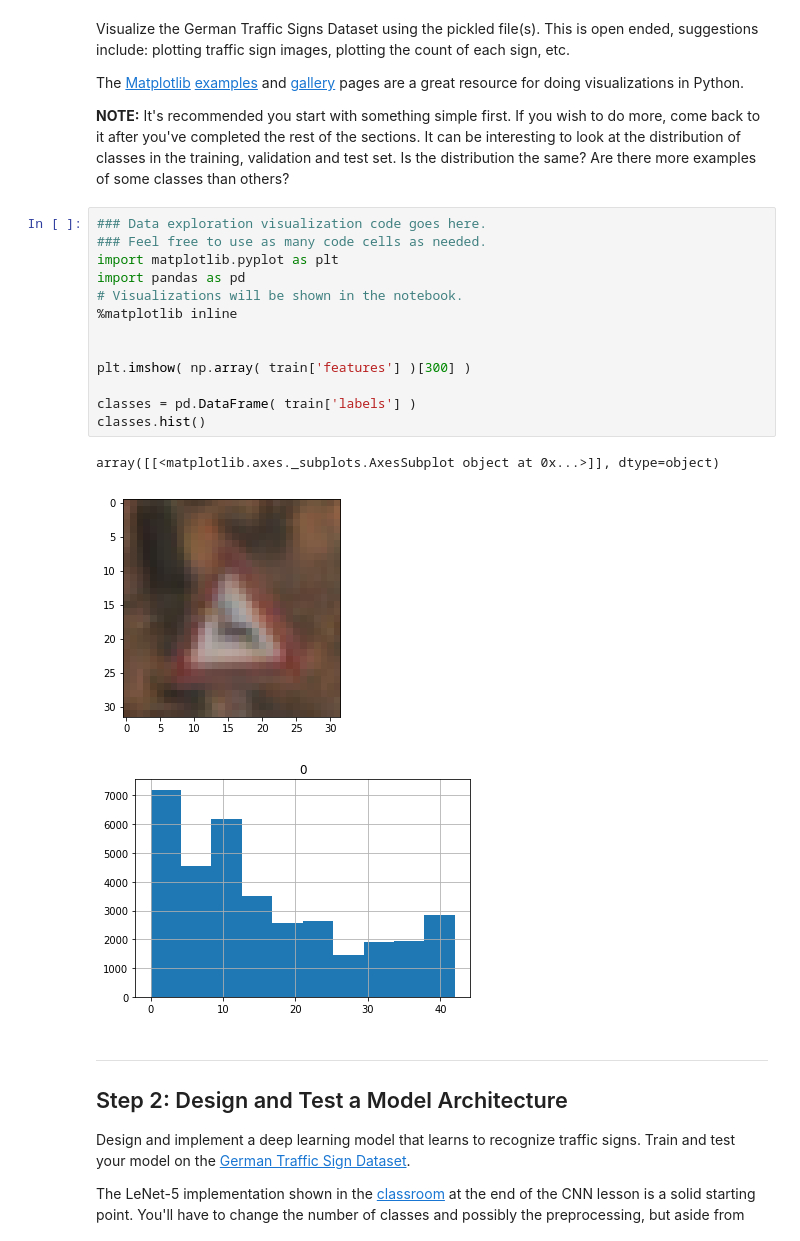
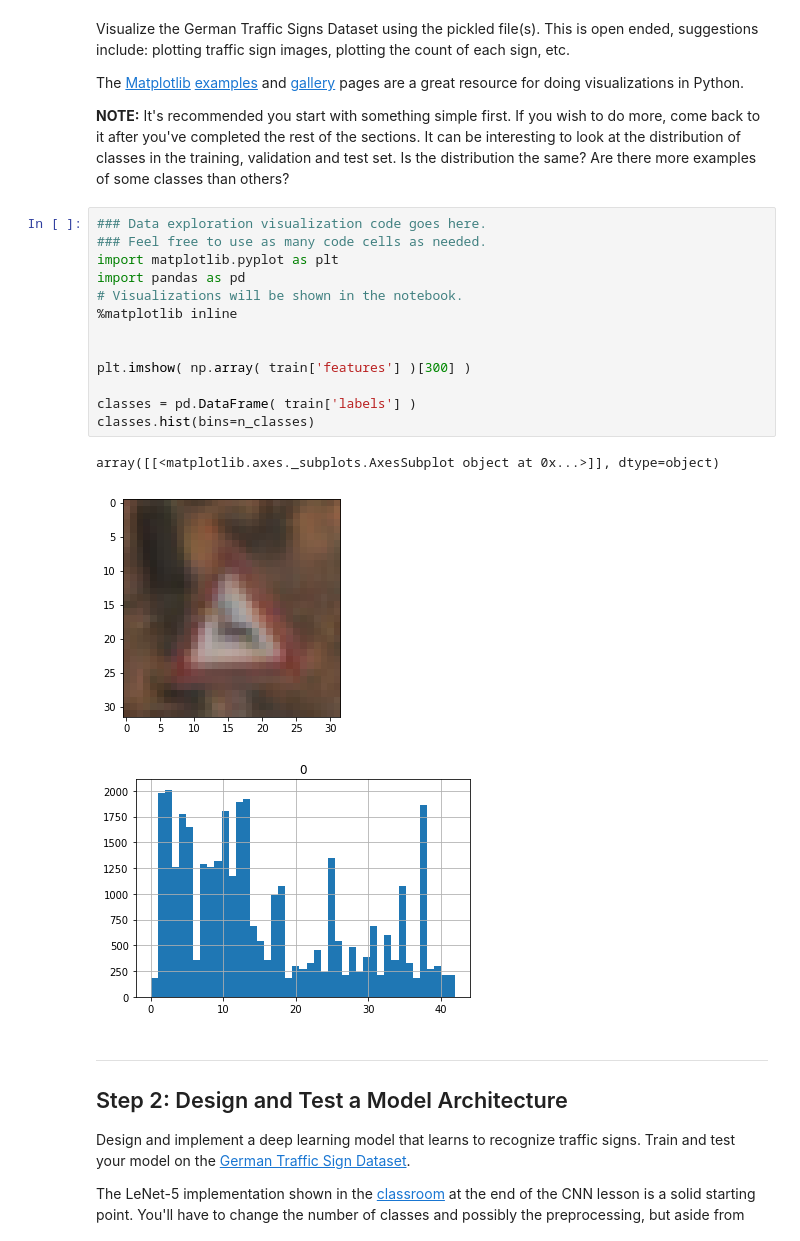
Before and after one commit to dennisjay/CarND-Traffic-Sign-Classifier-Project, a Jupyter notebook: Traffic_Sign_Classifier.ipynb, the cells around one changed output. Drawn from its saved outputs; the diff is of its cells as text.

```diff
--- a/Traffic_Sign_Classifier.ipynb
+++ b/Traffic_Sign_Classifier.ipynb
@@ -113,20 +113,20 @@ The [Matplotlib](http://matplotlib.org/) [examples](http://matplotlib.org/exampl
 # %%
 ### Data exploration visualization code goes here.
 ### Feel free to use as many code cells as needed.
 import matplotlib.pyplot as plt
 import pandas as pd
 # Visualizations will be shown in the notebook.
 %matplotlib inline
 
 
 plt.imshow( np.array( train['features'] )[300] )
 
 classes = pd.DataFrame( train['labels'] )
-classes.hist()
+classes.hist(bins=n_classes)
 # %% [output]
 array([[<matplotlib.axes._subplots.AxesSubplot object at 0x...>]], dtype=object)
 [figure]
-[figure, old version]
+[figure, new version]
 # %% [markdown]
 ----
 
```
Also changed, not shown: parts of 4 cells of this notebook, 3 other files.
